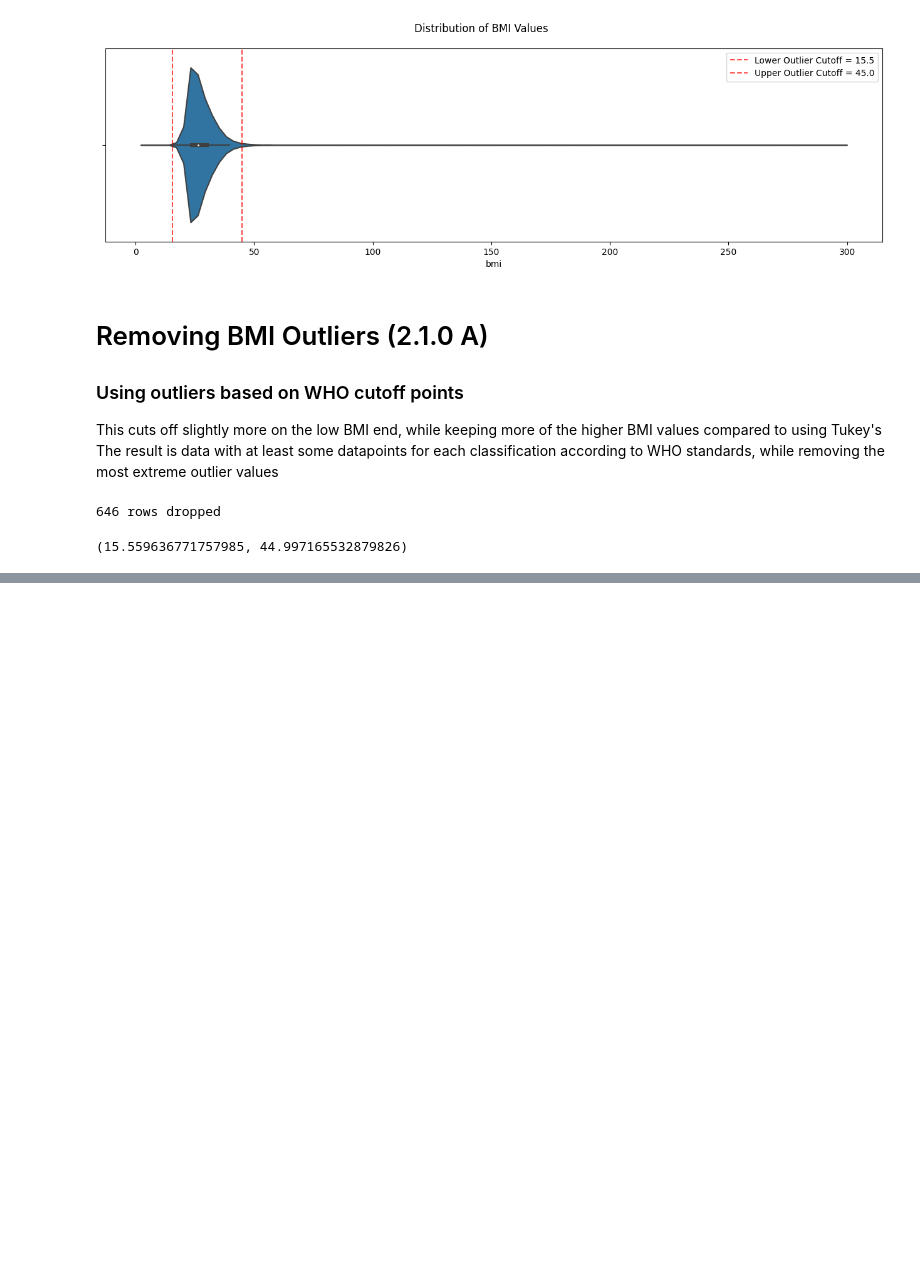
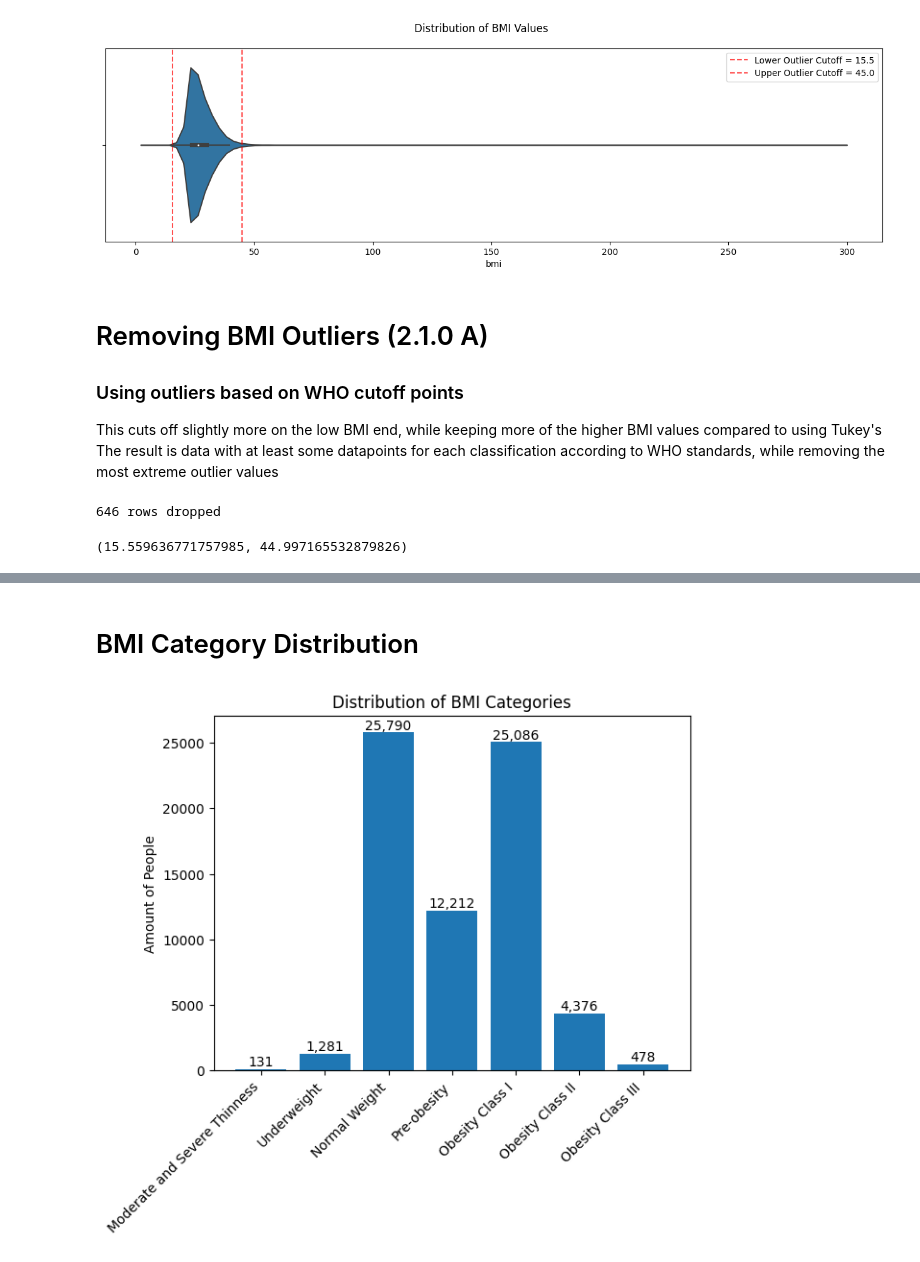
Before and after one commit to Andreas-Svensson/disease_prediction, a Jupyter notebook: data_analysis.ipynb, the cells around one changed output, grey strips where cells are left out. Drawn from its saved outputs; the diff is of its cells as text; code cells hidden in the pictures; blank space fills up the shorter version.

Commit message:
created bmi_category feature based on bmi values falling within different categories, plotted distribution to visualize

```diff
--- a/data_analysis.ipynb
+++ b/data_analysis.ipynb
@@ -324,0 +335,8 @@ df["bmi"].min(), df["bmi"].max()
+# %%
+# create bins where each category is included between one value and the next
+cutoff_bins = [0, 17, 18.5, 25, 30, 35, 40, 46] # end on 46 to include 40-45
+
+# cut bmi based on bins, label 0-6 based on labels, right = False excludes upper value from being included
+df["bmi_category"] = pd.cut(df["bmi"], bins = cutoff_bins, labels=[i for i in range(len(cutoff_bins) - 1)], right = False)
+
+df
@@ -324,0 +357,21 @@ df["bmi"].min(), df["bmi"].max()
+# %% [markdown]
+# BMI Category Distribution
+# %%
+fig, ax = plt.subplots()
+
+# plot amount of measurements in each unique category
+plt.bar(x = df["bmi_category"].unique(), height = df["bmi_category"].value_counts());
+
+# create list of labels
+labels = ["Moderate and Severe Thinness", "Underweight", "Normal Weight", "Pre-obesity", "Obesity Class I", "Obesity Class II", "Obesity Class III"]
+
+# map list to xticks, rotate and align to tick positions
+plt.xticks(sorted(df["bmi_category"].unique()), labels = labels, rotation = 45, ha = "right");
+
+for p in ax.containers: # show and format values on bars
+    ax.bar_label(p, labels = [f"{val:,.0f}" for val in p.datavalues], padding = 0)
+
+# set labels
+ax.set(title = "Distribution of BMI Categories", ylabel = "Amount of People");
+# %% [output]
+[figure, added]
```
Also changed, not shown: parts of 2 cells of this notebook.
